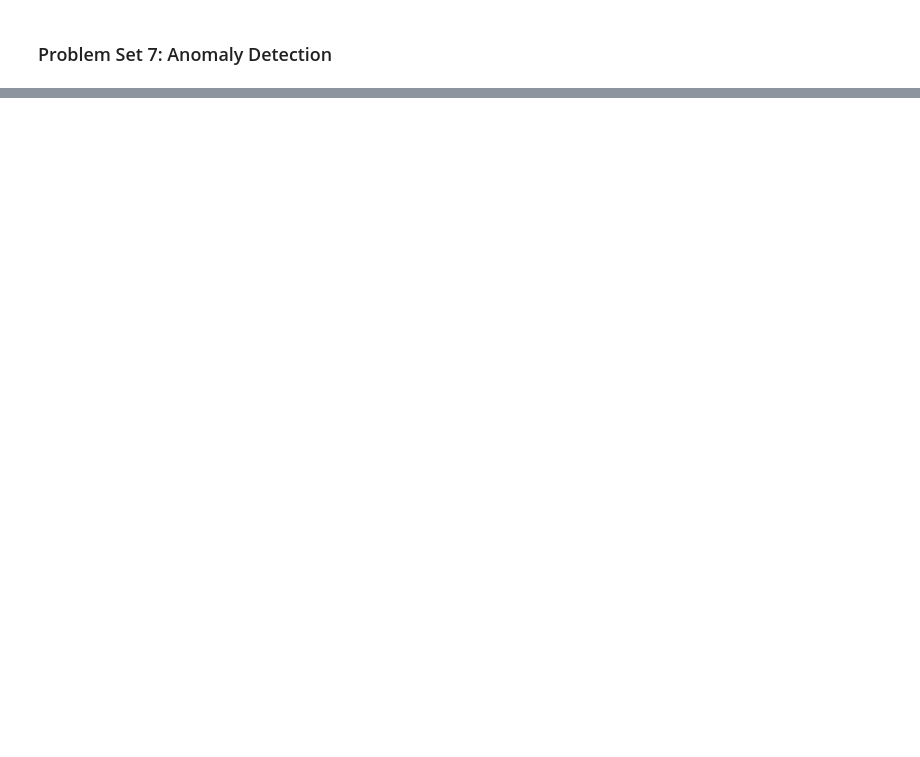
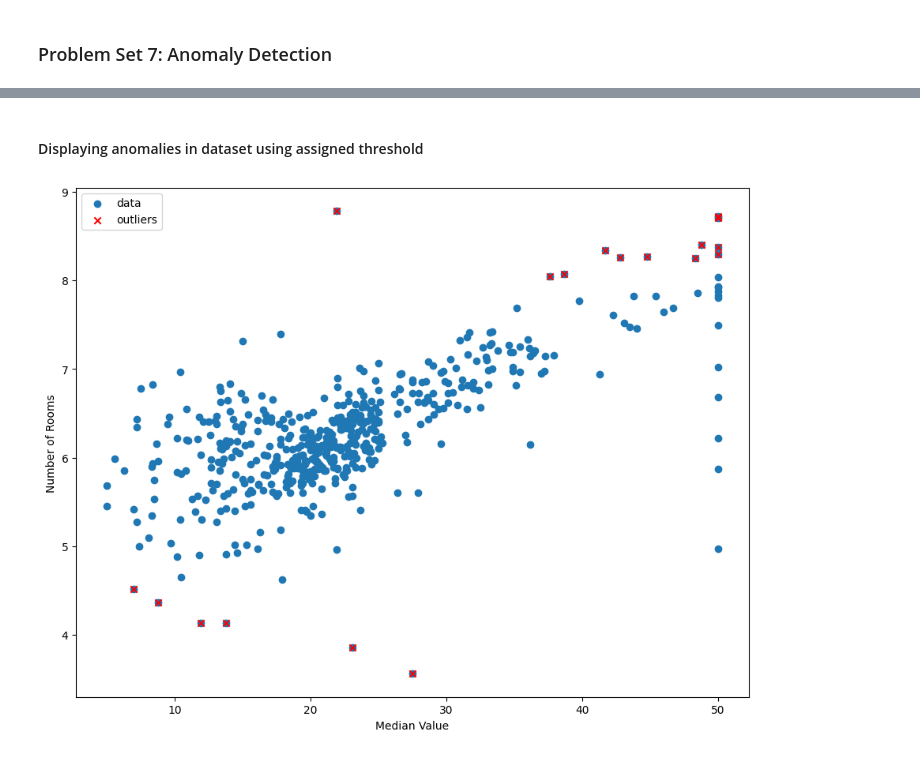
Before and after one commit to jaypbazar/Problem-Set-7, a Jupyter notebook: PS4_Bazar_BSCS2A.ipynb, the cells around one changed output, grey strips where cells are left out. Saved outputs shown, nothing was run; the diff lists cells and outputs as text; code cells hidden in the pictures; blank space fills up the shorter version.

```diff
--- a/PS4_Bazar_BSCS2A.ipynb
+++ b/PS4_Bazar_BSCS2A.ipynb
@@ -51,0 +121,13 @@ plt.show()
+# %%
+print(f"Minimum: {min(p)}")
+print(f"Maximum: {max(p)}")
+
+idx = np.argpartition(p,10)
+a = p[idx[:10]]
+a.sort()
+print(f"First 10 Minimum: {a}")
+
+v = np.var(p)
+m = sum(p) / len(p)
+print(f"Mean: {m}")
+print(f"Variance: {v}")
@@ -51,0 +143,5 @@ plt.show()
+# %%
+predictions = (p < v)
+anomalyg = X[predictions == True]
+anomaly_indexg = list(anomalyg.index)
+anomalyg.to_numpy()
@@ -51,0 +167,31 @@ plt.show()
+# %% [markdown]
+#### Displaying anomalies in dataset using assigned threshold
+# %%
+# x-axis: Median value
+# y-axis: Number of rooms
+X_axis = list(data.iloc[:,13])
+Y_axis = list(data.iloc[:,5])
+
+# find where the outliers are occurred
+tt=data.iloc[:,13]
+tt.to_numpy()
+anomalygx = tt[predictions == True]
+
+# x-axis: Median value of Outliers
+# y-axis: outlires in Number of rooms
+Xano=list(anomalygx)
+Yano=anomalyg
+fig=plt.figure(figsize=(9,7))
+
+# plot Number of rooms and its outliers
+plot=plt.scatter(X_axis, Y_axis,label = "data")
+plot=plt.scatter(Xano, Yano, marker='x', color='red',label="outliers")
+
+# Displaying Plot
+plt.tight_layout()
+plt.xlabel("Median Value")
+plt.ylabel("Number of Rooms")
+plt.legend()
+plt.show()
+# %% [output]
+[figure, added]
```
Also changed, not shown: parts of 21 cells of this notebook, 2 other files.
